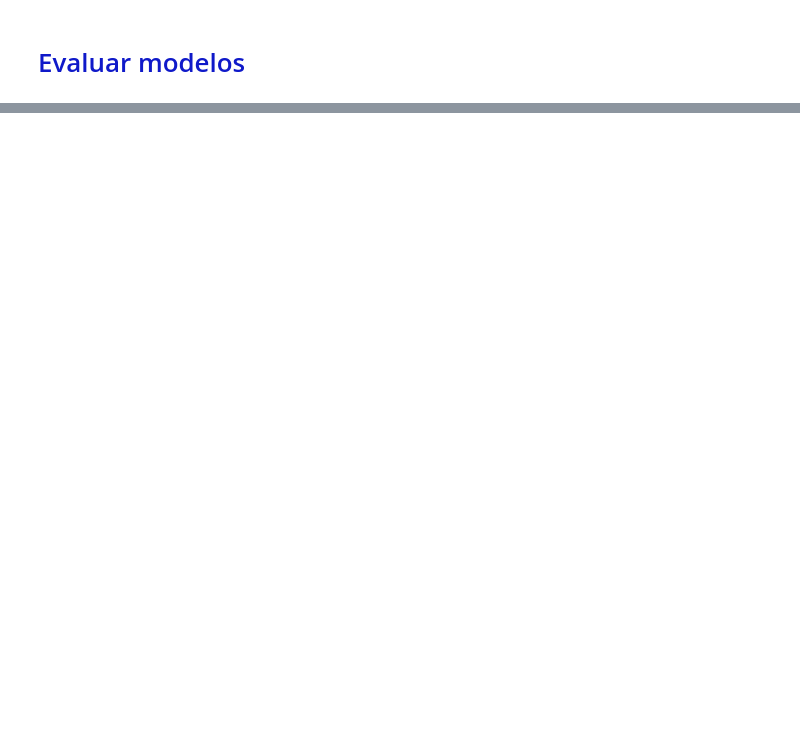
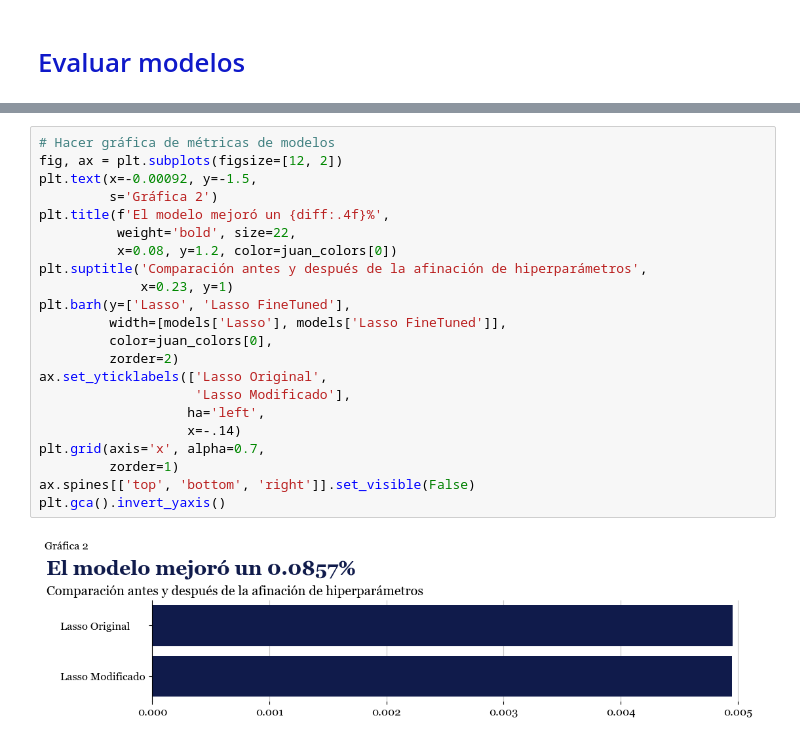
Before and after one commit to juanramosdataexpert/Norte-oInsights, a Jupyter notebook: Notebooks/build_model.ipynb, the cells around one changed output, grey strips where cells are left out. Drawn from its saved outputs; the diff is of its cells as text; blank space fills up the shorter version.

```diff
--- a/Notebooks/build_model.ipynb
+++ b/Notebooks/build_model.ipynb
@@ -267,0 +442,24 @@ El mejor modelo fue el Ridge que tuvo un RMSE de 0.004225370277329936
+# %%
+# Hacer gráfica de métricas de modelos
+fig, ax = plt.subplots(figsize=[12, 2])
+plt.text(x=-0.00092, y=-1.5,
+         s='Gráfica 2')
+plt.title(f'El modelo mejoró un {diff:.4f}%',
+          weight='bold', size=22,
+          x=0.08, y=1.2, color=juan_colors[0])
+plt.suptitle('Comparación antes y después de la afinación de hiperparámetros',
+             x=0.23, y=1)
+plt.barh(y=['Lasso', 'Lasso FineTuned'],
+         width=[models['Lasso'], models['Lasso FineTuned']],
+         color=juan_colors[0],
+         zorder=2)
+ax.set_yticklabels(['Lasso Original',
+                    'Lasso Modificado'],
+                   ha='left',
+                   x=-.14)
+plt.grid(axis='x', alpha=0.7,
+         zorder=1)
+ax.spines[['top', 'bottom', 'right']].set_visible(False)
+plt.gca().invert_yaxis()
+# %% [output]
+[figure, added]
```
Also changed, not shown: parts of 24 cells of this notebook.
